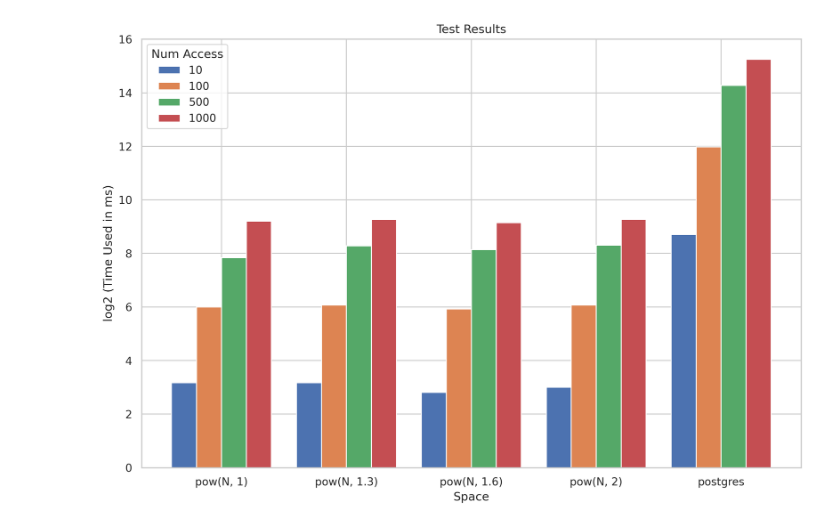
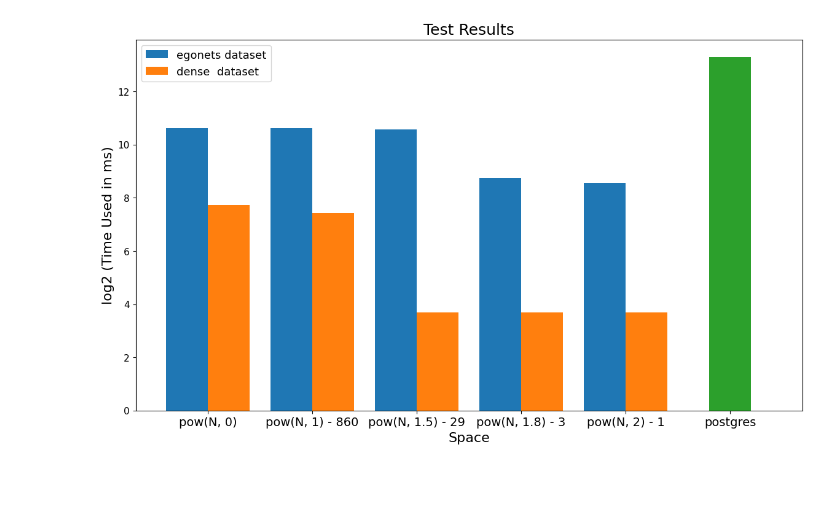
Before and after one commit to wang2590/CS764-Project-Set-Intersect, a Jupyter notebook: plot_results.ipynb, the cells around one changed output. Cells and saved outputs as stored; diff of their text form; code cells hidden in the pictures; blank space fills up the shorter version.

Commit message:
update plot

```diff
--- a/plot_results.ipynb
+++ b/plot_results.ipynb
@@ -3,15 +0,0 @@ import math
-# %%
-# access = 10         | 27421,165,9ms         | 588177,35,9ms         | 12616336,7,7ms        | 751911241,1,8ms      | 418.035ms
-# access = 100        | 27421,165,64ms        | 588177,35,67ms        | 12616336,7,61ms       | 751911241,1,67ms     | 4046.003ms
-# access = 500        | 27421,165,299ms       | 588177,35,312ms       | 12616336,7,283ms      | 751911241,1,318ms    | 19813.44ms
-# access = 1000       | 27421,165,592ms       | 588177,35,618ms       | 12616336,7,569ms      | 751911241,1,619ms    | 38973.425ms
-
-time_lists = [
-    [9,9,7,8,418.035],
-    [64,67,61,67,4046.003],
-    [229,312,283,318,19813.44],
-    [592,618,569,619,38973.425]
-]
-for i in range(4):
-    for j in range(5):
-        time_lists[i][j] = math.log2(time_lists[i][j])
@@ -18,28 +31,28 @@ for i in range(4):
 # %%
-import matplotlib.pyplot as plt
-from matplotlib.pyplot import figure
-import numpy as np
+figure(figsize=(14,8), dpi=100)
 
-figure(figsize=(12,8), dpi=300)
-
-space_keys = ['pow(N, 1)','pow(N, 1.3)','pow(N, 1.6)','pow(N, 2)','postgres']
+space_keys = ['pow(N, 0)','pow(N, 1) - 860','pow(N, 1.5) - 29','pow(N, 1.8) - 3','pow(N, 2) - 1', 'postgres']# 'postgres'
 
 x_axis = np.arange(len(space_keys))
 
-plt.bar(x_axis - 0.3, time_lists[0], 0.2, label = '10')
-plt.bar(x_axis - 0.1, time_lists[1], 0.2, label = '100')
-plt.bar(x_axis + 0.1, time_lists[2], 0.2, label = '500')
-plt.bar(x_axis + 0.3, time_lists[3], 0.2, label = '1000')
+# plt.bar(x_axis - 0.3, time_lists[0], 0.2, label = '10')
+#plt.bar(x_axis - 0.2, time_lists[0], 0.2, label = 'return M[u][v]')
+plt.bar(x_axis - 0.2, time_lists[1], 0.4, label = 'egonets dataset')
+plt.bar(x_axis + 0.2, time_lists[2], 0.4, label = 'dense  dataset')
+plt.bar(x_axis, time_lists[3], 0.4, label = '')
 
-plt.xticks(x_axis, space_keys)
-plt.xlabel("Space")
-plt.ylabel("log2 (Time Used in ms)")
-plt.title("Test Results")
-plt.legend(title="Num Access")
+plt.xticks(x_axis, space_keys,  fontsize=14)
+plt.yticks(fontsize=11)
+plt.xlabel("Space",  fontsize=16)
+plt.ylabel("log2 (Time Used in ms)", fontsize=16)
+plt.title("Test Results",  fontsize=18)
+plt.legend(title="",  fontsize=13, loc="upper left")
 plt.savefig('results_bar.png')
 plt.show()
+
+# plt.legend(pie[0],labels, bbox_to_anchor=(1,0), loc="lower right", bbox_transform=plt.gcf().transFigure)
 # %% [output]
-[figure, old version]
+[figure, new version]
 # %%
 # import csv
 # space_keys = ['pow(N, 1)','pow(N, 1.3)','pow(N, 1.6)','pow(N, 2)','postgres']
```
Also changed, not shown: parts of 3 cells of this notebook, 1 other file.
